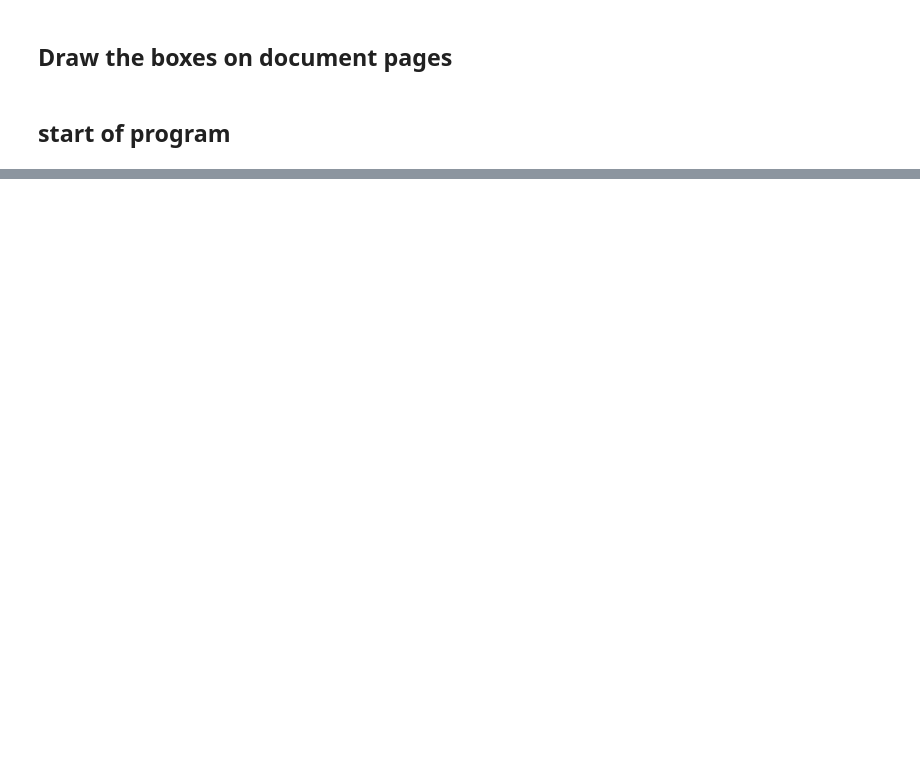
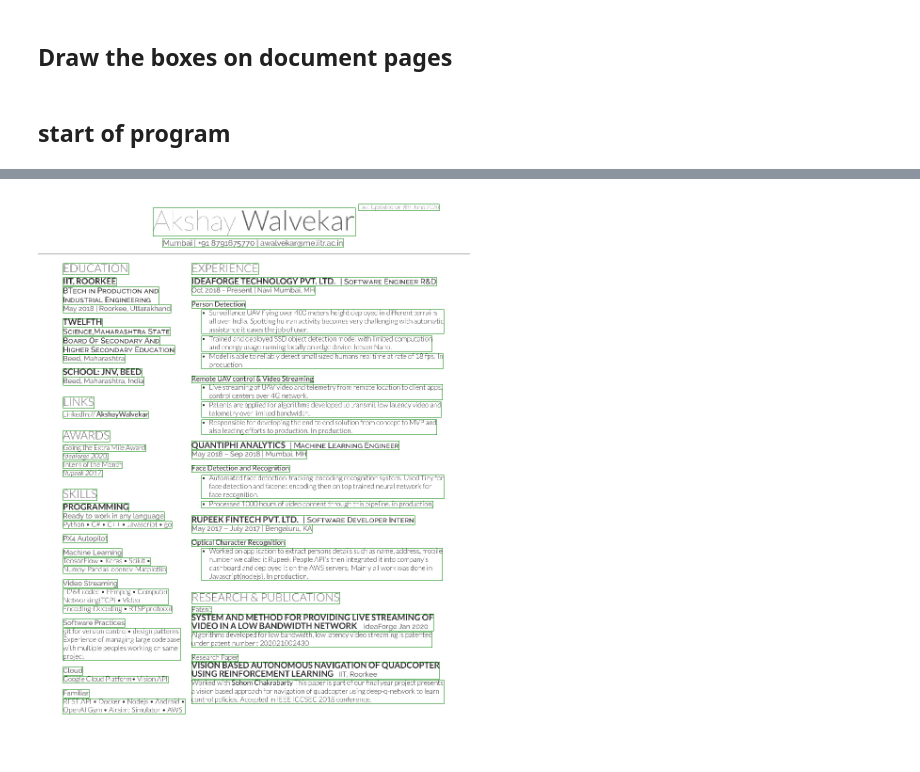
Before and after one commit to kumardeepak/document-structure, a Jupyter notebook: notebooks/DOCUMENT_STRUCTURE_MAIN_KD.ipynb, the cells around one changed output, grey strips where cells are left out. Cells and saved outputs as stored; diff of their text form; code cells hidden in the pictures; blank space fills up the shorter version.

```diff
--- a/notebooks/DOCUMENT_STRUCTURE_MAIN_KD.ipynb
+++ b/notebooks/DOCUMENT_STRUCTURE_MAIN_KD.ipynb
@@ -132,0 +99,21 @@ show_df(c_df)
+# %%
+block_configs = {
+    "right_margin_threshold": 0.10,  "left_margin_threshold": 0.10,
+    "right_break_threshold": 0.04,   "left_break_threshold": 0.05,
+    "header_left_threshold": 0.70,  "header_right_threshold": 0.85,
+    "space_multiply_factor": 1.8
+}
+# %%
+def process_page_blocks(page_df, configs,block_configs, debug=False):
+    cols      = page_df.columns.values.tolist()
+
+    df        = pd.DataFrame(columns=cols)
+
+    block_index = 0
+    for index, row in page_df.iterrows():
+        if row['children'] == None:
+            df = df.append(page_df.iloc[index])
+        else:
+            dfs = process_block(page_df.iloc[index], block_configs)
+            df = df.append(dfs)
+    return df
@@ -132,0 +125,4 @@ show_df(c_df)
+# %%
+p_df = process_page_blocks(v_df, document_configs,block_configs)
+p_df = p_df.reset_index()
+p_df = p_df.drop(columns=['level_0','index'])
@@ -132,0 +141,4 @@ show_df(c_df)
+# %%
+draw_box(img_filepath, page_width, page_height, p_df, color='green')
+# %% [output]
+[figure, added]
```
Also changed, not shown: parts of 12 cells of this notebook, 4 other files.
